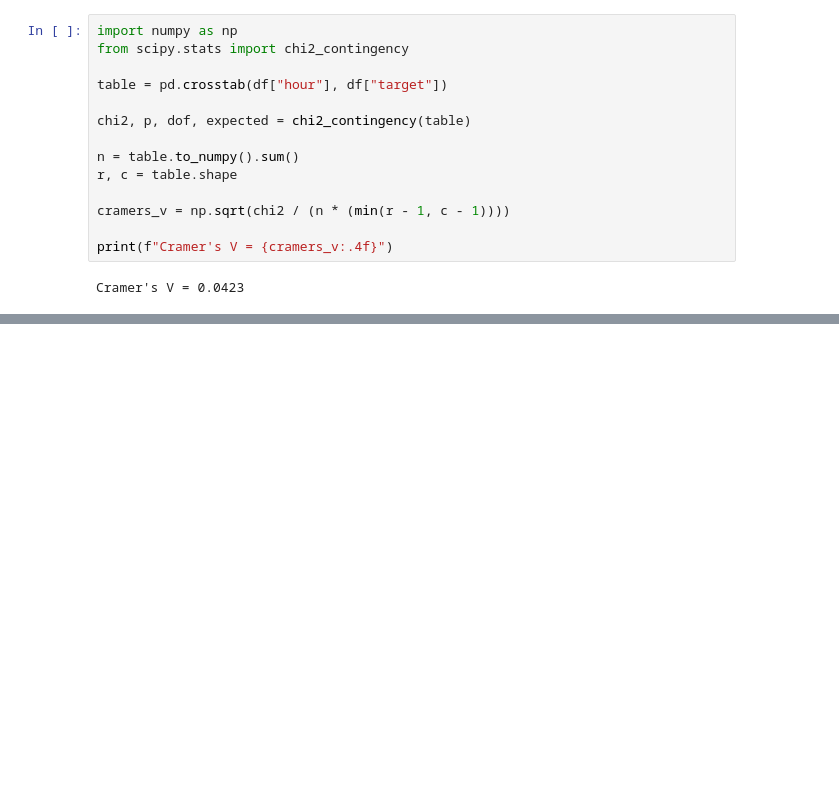
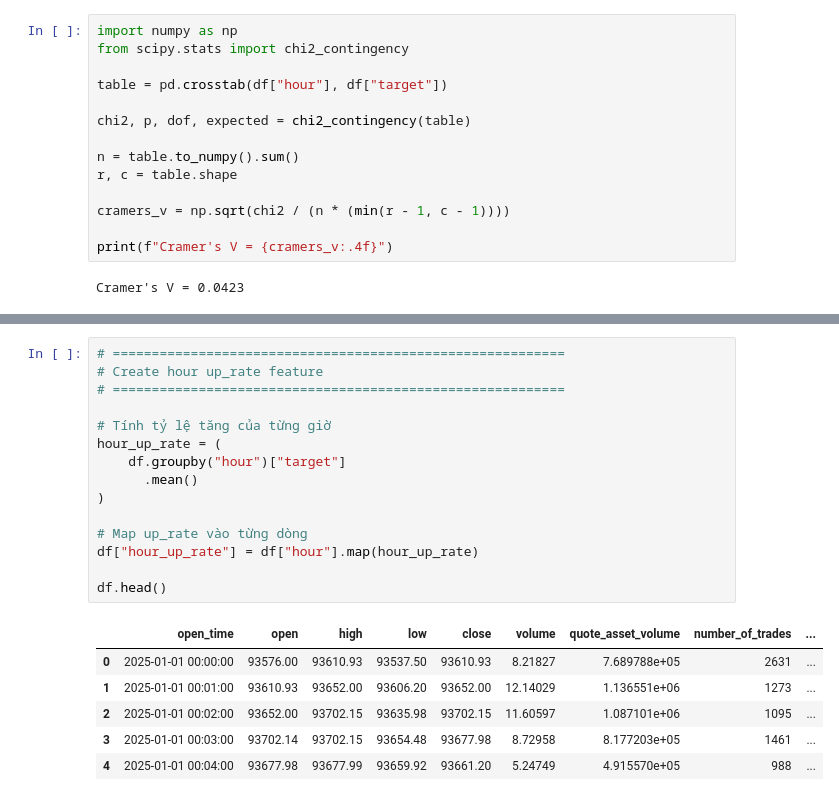
Before and after one commit to nguyenhoanghuy34/market-risk-classification, a Jupyter notebook: notebooks/feature_engineering.ipynb, the cells around one changed output, grey strips where cells are left out. Cells and saved outputs as stored; diff of their text form; blank space fills up the shorter version.

```diff
--- a/notebooks/feature_engineering.ipynb
+++ b/notebooks/feature_engineering.ipynb
@@ -202,0 +240,22 @@ Cramer's V = 0.0423
+# %%
+# ==========================================================
+# Create hour up_rate feature
+# ==========================================================
+
+# Tính tỷ lệ tăng của từng giờ
+hour_up_rate = (
+    df.groupby("hour")["target"]
+      .mean()
+)
+
+# Map up_rate vào từng dòng
+df["hour_up_rate"] = df["hour"].map(hour_up_rate)
+
+df.head()
+# %% [output]
+|  | open_time | open | high | low | close | volume | quote_asset_volume | number_of_trades | ... |
+| 0 | 2025-01-01 00:00:00 | 93576.00 | 93610.93 | 93537.50 | 93610.93 | 8.21827 | 7.689788e+05 | 2631 | ... |
+| 1 | 2025-01-01 00:01:00 | 93610.93 | 93652.00 | 93606.20 | 93652.00 | 12.14029 | 1.136551e+06 | 1273 | ... |
+| 2 | 2025-01-01 00:02:00 | 93652.00 | 93702.15 | 93635.98 | 93702.15 | 11.60597 | 1.087101e+06 | 1095 | ... |
+| 3 | 2025-01-01 00:03:00 | 93702.14 | 93702.15 | 93654.48 | 93677.98 | 8.72958 | 8.177203e+05 | 1461 | ... |
+| 4 | 2025-01-01 00:04:00 | 93677.98 | 93677.99 | 93659.92 | 93661.20 | 5.24749 | 4.915570e+05 | 988 | ... |
```
Also changed, not shown: parts of 1 cell of this notebook.
